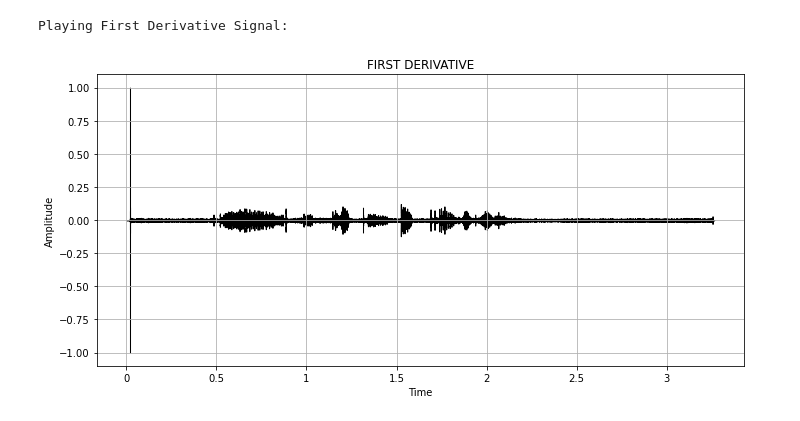
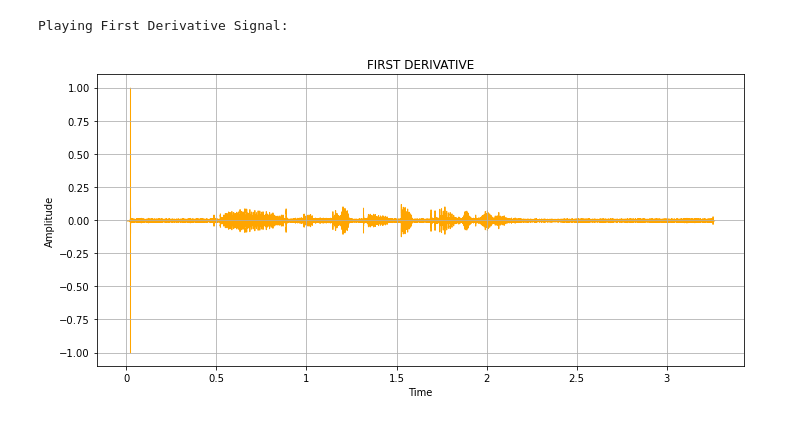
Before and after one commit to uday852963/AI--in-speech-processing, a Jupyter notebook: LAB2_21005_AI.ipynb, the cells around one changed output. Cells and saved outputs as stored; diff of their text form; code cells hidden in the pictures.

```diff
--- a/LAB2_21005_AI.ipynb
+++ b/LAB2_21005_AI.ipynb
@@ -1,29 +1,31 @@
 # %%
+#1
+
 import librosa
 import librosa.display
 import matplotlib.pyplot as plt
 import numpy as np
 import IPython.display as ipd
 
 y, sr = librosa.load('AIspeech.wav')
 first_derivative = np.diff(y)
 first_derivative /= np.max(np.abs(first_derivative))
 
 print("Playing First Derivative Signal:")
 
 plt.figure(figsize=(10, 5))
-librosa.display.waveshow(first_derivative, sr=sr,color='black')
+librosa.display.waveshow(first_derivative, sr=sr,color='orange')
 plt.title('FIRST DERIVATIVE')
 plt.xlabel('Time')
 plt.ylabel('Amplitude')
 plt.grid(True)
 plt.tight_layout()
 plt.show()
 
 ipd.Audio(first_derivative,rate=sr)
 # %% [output]
 Playing First Derivative Signal:
-[figure, old version]
+[figure, new version]
 [interactive output not drawn]
 # %%
 #ORIGINAL
```
Also changed, not shown: parts of 5 cells of this notebook.
